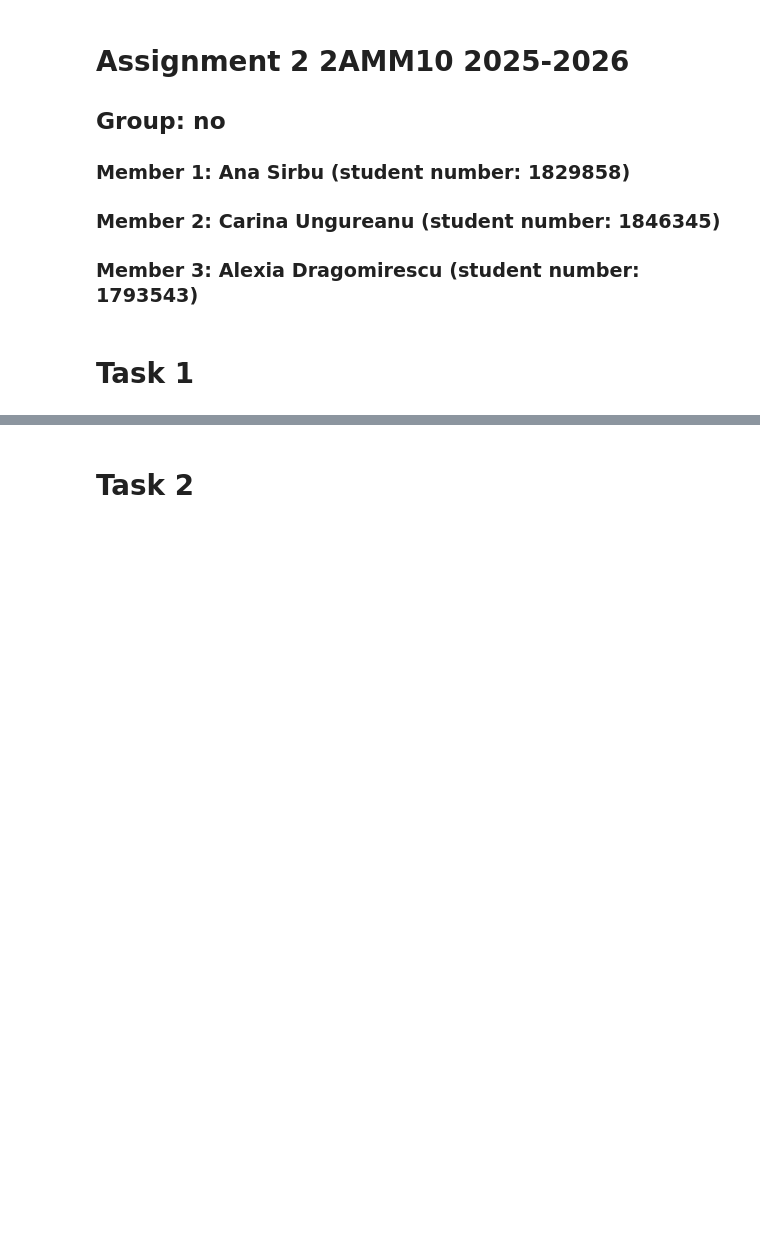
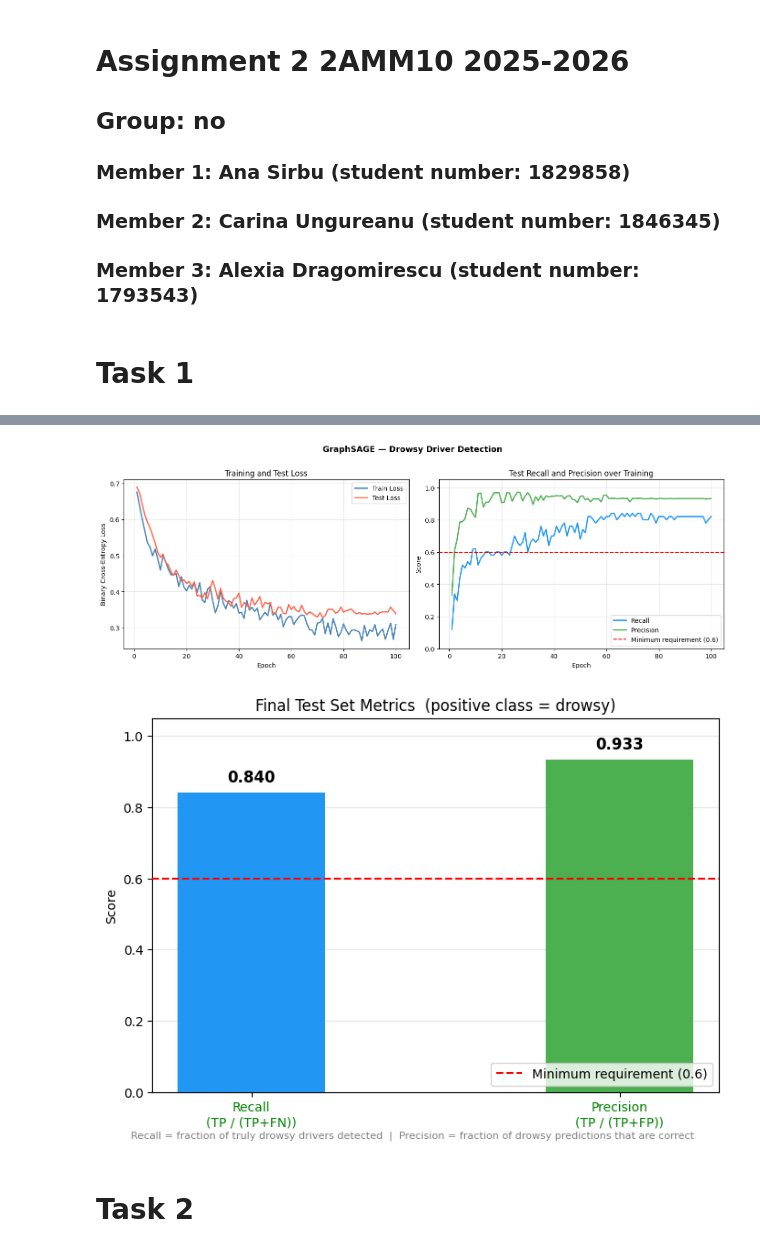
Before and after one commit to Annes2/deepLearning, a Jupyter notebook: assignment2_skeleton.ipynb, the cells around one changed output, grey strips where cells are left out. Drawn from its saved outputs; the diff is of its cells as text; code cells hidden in the pictures; blank space fills up the shorter version.

```diff
--- a/assignment2_skeleton.ipynb
+++ b/assignment2_skeleton.ipynb
@@ -131,3 +367,73 @@ plot_face_graph(graph, ax)
+# %%
+
+# ── Training curves ────────────────────────────────────────────────────────────
+# Run this cell independently to regenerate plots without retraining.
+
+ep = range(1, len(train_losses) + 1)
+
+fig, axes = plt.subplots(1, 2, figsize=(14, 5))
+
+# ── Left: Loss curves ──────────────────────────────────────────────────────────
+ax = axes[0]
+ax.plot(ep, train_losses, label="Train Loss", color="steelblue", linewidth=2)
+ax.plot(ep, test_losses,  label="Test Loss",  color="tomato",    linewidth=2)
+ax.set_xlabel("Epoch")
+ax.set_ylabel("Binary Cross-Entropy Loss")
+ax.set_title("Training and Test Loss")
+ax.legend()
+ax.grid(True, alpha=0.3)
+
+# ── Right: Recall and Precision over epochs ────────────────────────────────────
+ax = axes[1]
+ax.plot(ep, test_recalls, label="Recall",    color="#2196F3", linewidth=2)
+ax.plot(ep, test_precs,   label="Precision", color="#4CAF50", linewidth=2)
+ax.axhline(0.6, color="red", linestyle="--", linewidth=1.5,
+           label="Minimum requirement (0.6)", zorder=4)
+ax.set_xlabel("Epoch")
+ax.set_ylabel("Score")
+ax.set_title("Test Recall and Precision over Training")
+ax.set_ylim(0, 1.05)
+ax.legend()
+ax.grid(True, alpha=0.3)
+
+plt.suptitle("GraphSAGE — Drowsy Driver Detection", fontsize=13, fontweight="bold", y=1.01)
+plt.tight_layout()
+plt.savefig("training_curves.png", dpi=150, bbox_inches="tight")
+plt.show()
+
+# ── Bar chart: final Recall vs Precision ──────────────────────────────────────
+fig, ax = plt.subplots(figsize=(7, 5))
+names  = ["Recall\n(TP / (TP+FN))", "Precision\n(TP / (TP+FP))"]
+values = [final_recall, final_prec]
+colors = ["#2196F3", "#4CAF50"]
+
+bars = ax.bar(names, values, color=colors, width=0.4, zorder=3)
+for bar, val in zip(bars, values):
+    ax.text(bar.get_x() + bar.get_width() / 2, bar.get_height() + 0.02,
+            f"{val:.3f}", ha="center", va="bottom", fontsize=12, fontweight="bold")
+
+ax.axhline(0.6, color="red", linestyle="--", linewidth=1.5,
+           label="Minimum requirement (0.6)", zorder=4)
+ax.set_ylim(0, 1.05)
+ax.set_ylabel("Score")
+ax.set_title("Final Test Set Metrics  (positive class = drowsy)")
+ax.legend(loc="lower right")
+ax.grid(axis="y", alpha=0.3, zorder=0)
+
+for tick, val in zip(ax.get_xticklabels(), values):
+    tick.set_color("green" if val >= 0.6 else "red")
+
+fig.text(0.5, 0.01,
+         "Recall = fraction of truly drowsy drivers detected  |  "
+         "Precision = fraction of drowsy predictions that are correct",
+         ha="center", fontsize=8, color="gray")
+
+plt.tight_layout()
+plt.savefig("test_metrics.png", dpi=150, bbox_inches="tight")
+plt.show()
+# %% [output]
+[figure, added]
+[figure, added]
 # %% [markdown]
 # Task 2
 # %%
```
Also changed, not shown: parts of 5 cells of this notebook.
